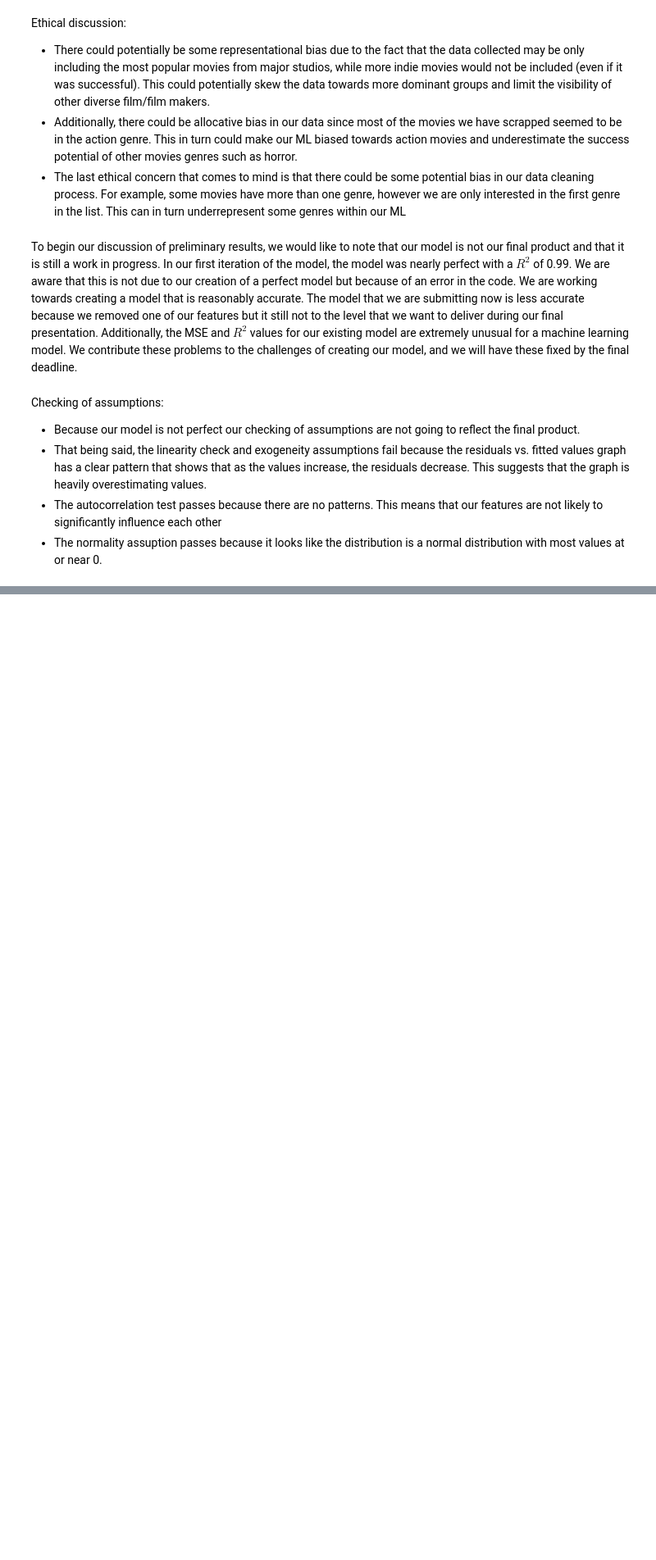
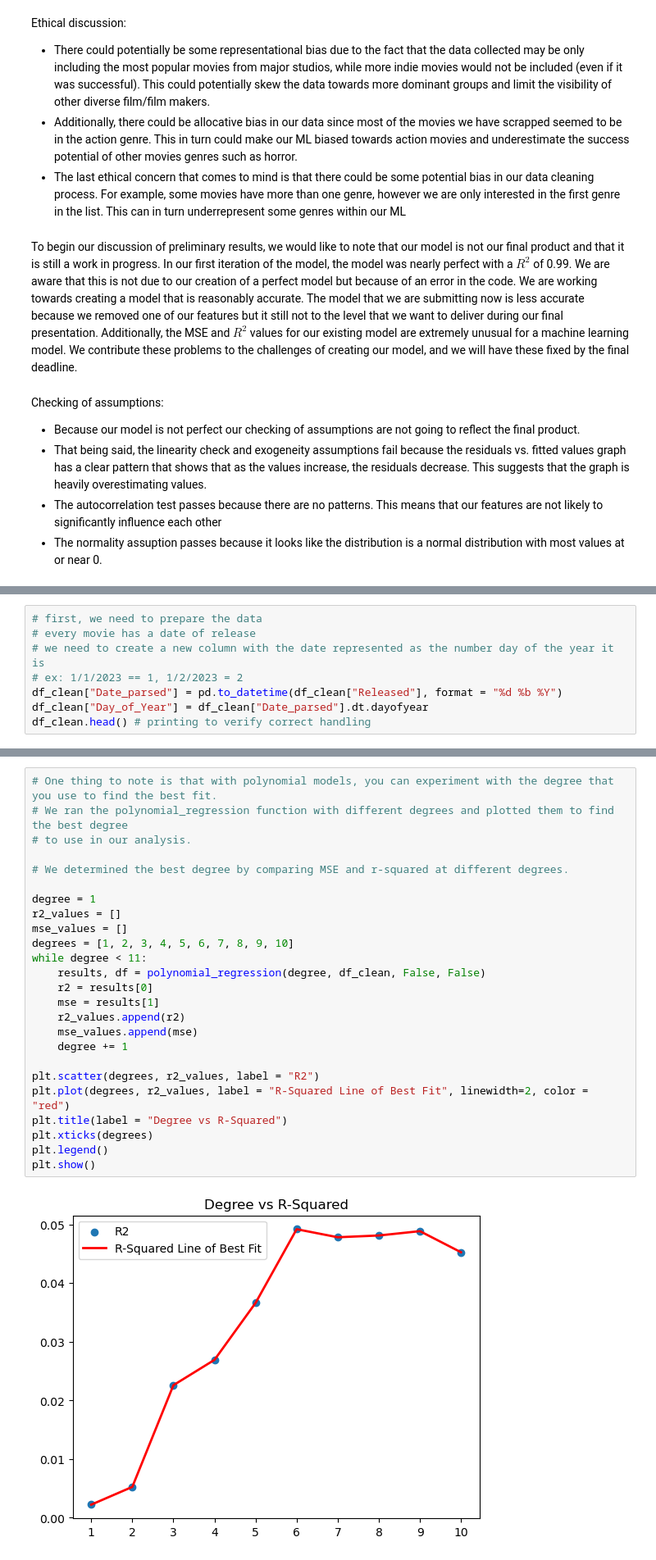
Before and after one commit to mtran-1230/DS3000, a Jupyter notebook: Phase_III (1).ipynb, the cells around one changed output, grey strips where cells are left out. Shown at 82% size. Saved outputs shown, nothing was run; the diff lists cells and outputs as text; blank space fills up the shorter version.

```diff
--- a/Phase_III (1).ipynb
+++ b/Phase_III (1).ipynb
@@ -400,0 +407,8 @@ Checking of assumptions:
+# %%
+# first, we need to prepare the data
+# every movie has a date of release
+# we need to create a new column with the date represented as the number day of the year it is
+# ex: 1/1/2023 == 1, 1/2/2023 = 2
+df_clean["Date_parsed"] = pd.to_datetime(df_clean["Released"], format = "%d %b %Y")
+df_clean["Day_of_Year"] = df_clean["Date_parsed"].dt.dayofyear
+df_clean.head() # printing to verify correct handling
@@ -400,0 +458,27 @@ Checking of assumptions:
+# %%
+# One thing to note is that with polynomial models, you can experiment with the degree that you use to find the best fit.
+# We ran the polynomial_regression function with different degrees and plotted them to find the best degree
+# to use in our analysis.
+
+# We determined the best degree by comparing MSE and r-squared at different degrees.
+
+degree = 1
+r2_values = []
+mse_values = []
+degrees = [1, 2, 3, 4, 5, 6, 7, 8, 9, 10]
+while degree < 11:
+    results, df = polynomial_regression(degree, df_clean, False, False)
+    r2 = results[0]
+    mse = results[1]
+    r2_values.append(r2)
+    mse_values.append(mse)
+    degree += 1
+
+plt.scatter(degrees, r2_values, label = "R2")
+plt.plot(degrees, r2_values, label = "R-Squared Line of Best Fit", linewidth=2, color = "red")
+plt.title(label = "Degree vs R-Squared")
+plt.xticks(degrees)
+plt.legend()
+plt.show()
+# %% [output]
+[figure, added]
```
Also changed, not shown: parts of 25 cells of this notebook.
